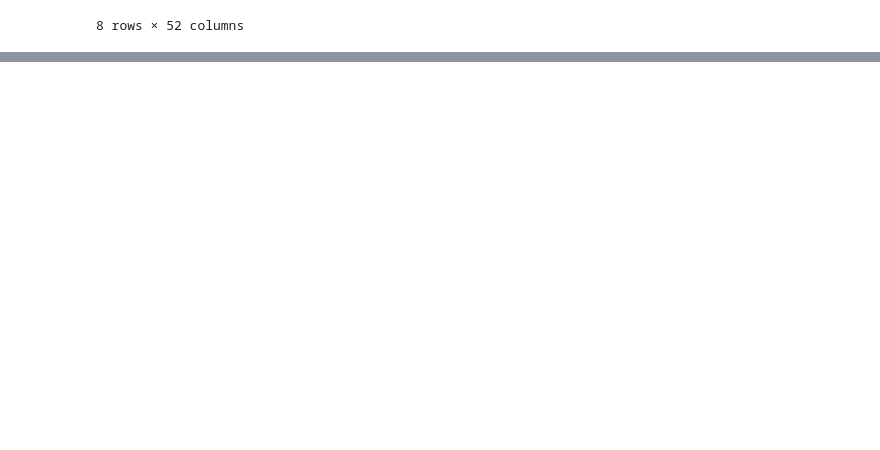
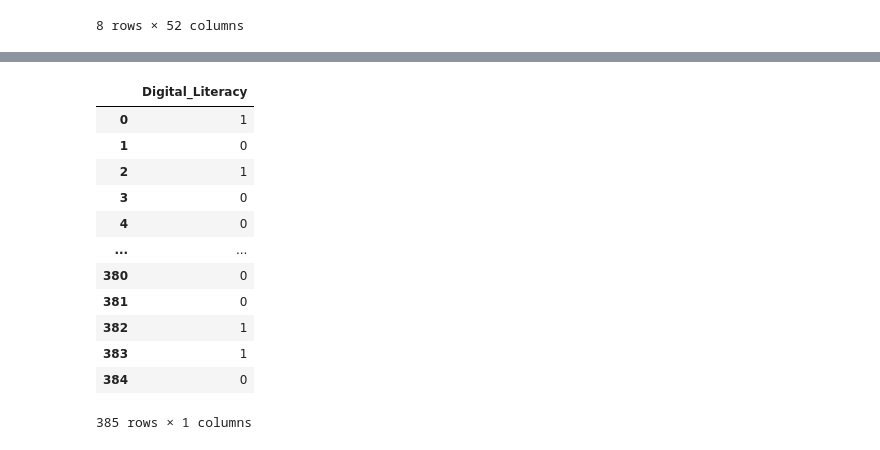
Before and after one commit to Artur-Andrade-B/Base_DIL_study, a Jupyter notebook: DL.ipynb, the cells around one changed output, grey strips where cells are left out. Saved outputs shown, nothing was run; the diff lists cells and outputs as text; code cells hidden in the pictures; blank space fills up the shorter version.

```diff
--- a/DL.ipynb
+++ b/DL.ipynb
@@ -125,0 +205,16 @@ dl_df
+# %%
+dl_df.iloc[0:,52:53]
+# %% [output]
+|  | Digital_Literacy |
+| 0 | 1 |
+| 1 | 0 |
+| 2 | 1 |
+| 3 | 0 |
+| 4 | 0 |
+| ... | ... |
+| 380 | 0 |
+| 381 | 0 |
+| 382 | 1 |
+| 383 | 1 |
+| 384 | 0 |
+385 rows × 1 columns
```
Also changed, not shown: parts of 12 cells of this notebook.
